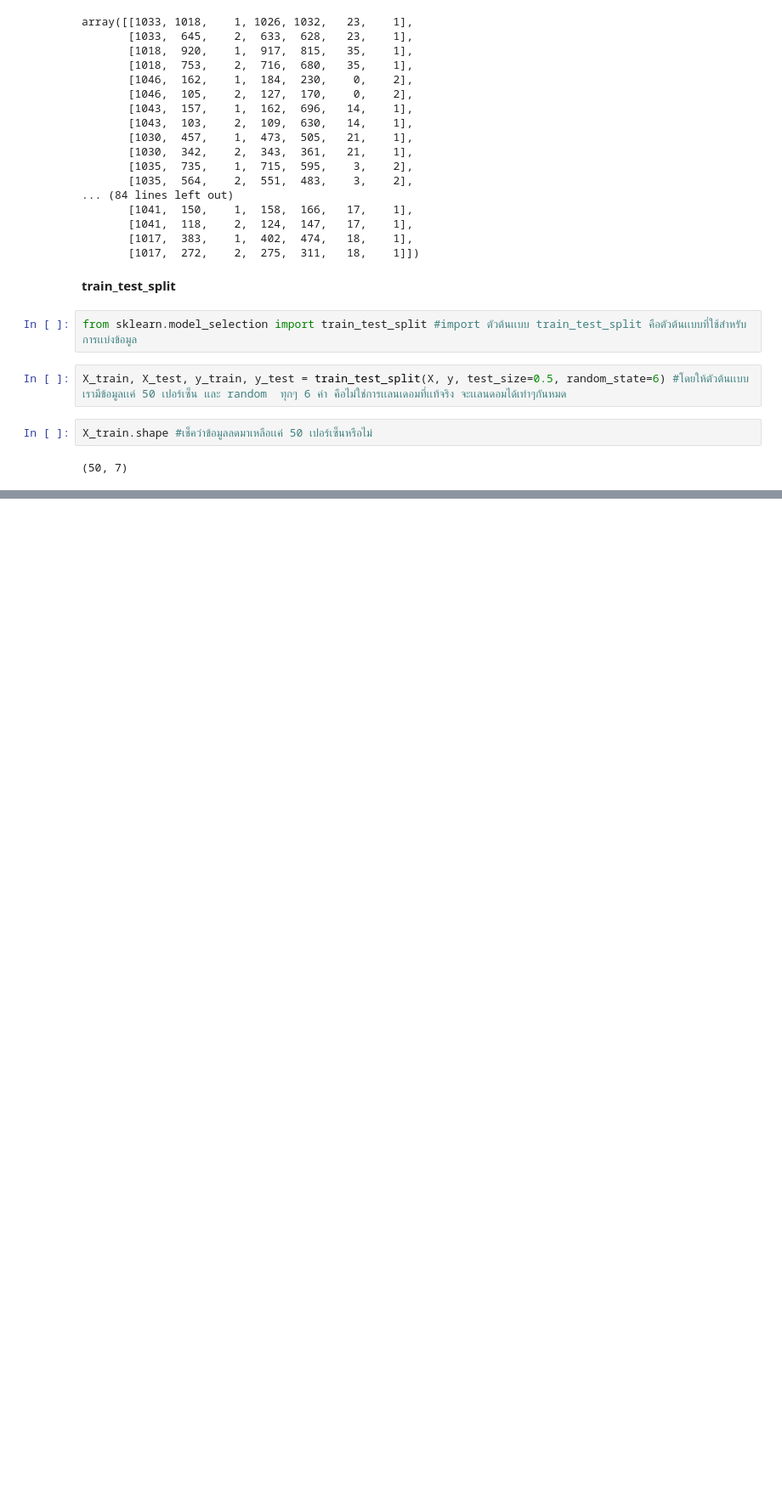
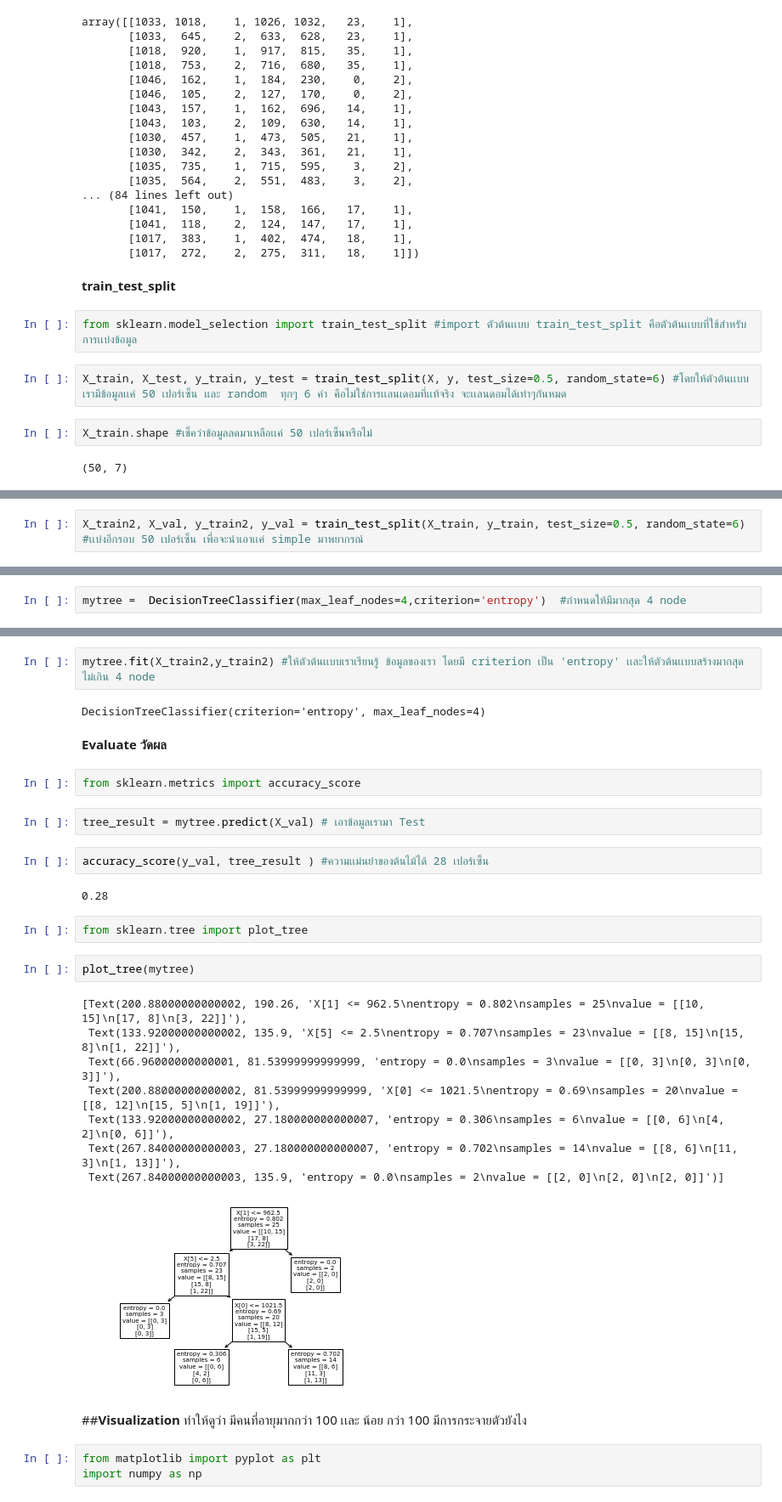
Before and after one commit to nualpair/DWDM21, a Jupyter notebook: FinalProject2.ipynb, the cells around one changed output, grey strips where cells are left out. Shown: that part at 85% size. Saved outputs shown, nothing was run; the diff lists cells and outputs as text; blank space fills up the shorter version.

```diff
--- a/FinalProject2.ipynb
+++ b/FinalProject2.ipynb
@@ -424,0 +427,2 @@ X_train.shape #เช็คว่าข้อมูลลดมาเหลื
+# %%
+X_train2, X_val, y_train2, y_val = train_test_split(X_train, y_train, test_size=0.5, random_state=6) #เเบ่งอีกรอบ 50 เปอร์เซ็น เพื่อจะนำเอาเเค่ simple มาพยากรณ์
@@ -424,0 +439,2 @@ X_train.shape #เช็คว่าข้อมูลลดมาเหลื
+# %%
+mytree =  DecisionTreeClassifier(max_leaf_nodes=4,criterion='entropy')  #กำหนดให้มีมากสุด 4 node
@@ -424,0 +443,33 @@ X_train.shape #เช็คว่าข้อมูลลดมาเหลื
+# %%
+mytree.fit(X_train2,y_train2) #ให้ตัวต้นเเบบเราเรียนรู้ ข้อมูลของเรา โดยมี criterion เป็น 'entropy' เเละให้ตัวต้นเเบบสร้างมากสุดไม่เกิน 4 node
+# %% [output]
+DecisionTreeClassifier(criterion='entropy', max_leaf_nodes=4)
+# %% [markdown]
+**Evaluate วัดผล**
+# %%
+from sklearn.metrics import accuracy_score
+# %%
+tree_result = mytree.predict(X_val) # เอาข้อมูลเรามา Test
+# %%
+accuracy_score(y_val, tree_result ) #ความเเม่นยำของต้นไม้ได้ 28 เปอร์เซ็น
+# %% [output]
+0.28
+# %%
+from sklearn.tree import plot_tree
+# %%
+plot_tree(mytree)
+# %% [output]
+[Text(200.88000000000002, 190.26, 'X[1] <= 962.5\nentropy = 0.802\nsamples = 25\nvalue = [[10, 15]\n[17, 8]\n[3, 22]]'),
+ Text(133.92000000000002, 135.9, 'X[5] <= 2.5\nentropy = 0.707\nsamples = 23\nvalue = [[8, 15]\n[15, 8]\n[1, 22]]'),
+ Text(66.96000000000001, 81.53999999999999, 'entropy = 0.0\nsamples = 3\nvalue = [[0, 3]\n[0, 3]\n[0, 3]]'),
+ Text(200.88000000000002, 81.53999999999999, 'X[0] <= 1021.5\nentropy = 0.69\nsamples = 20\nvalue = [[8, 12]\n[15, 5]\n[1, 19]]'),
+ Text(133.92000000000002, 27.180000000000007, 'entropy = 0.306\nsamples = 6\nvalue = [[0, 6]\n[4, 2]\n[0, 6]]'),
+ Text(267.84000000000003, 27.180000000000007, 'entropy = 0.702\nsamples = 14\nvalue = [[8, 6]\n[11, 3]\n[1, 13]]'),
+ Text(267.84000000000003, 135.9, 'entropy = 0.0\nsamples = 2\nvalue = [[2, 0]\n[2, 0]\n[2, 0]]')]
+[figure, added]
+# %% [markdown]
+##**Visualization**
+ทำให้ดูว่า มีคนที่อายุมากกว่า 100 เเละ น้อย กว่า 100 มีการกระจายตัวยังไง
+# %%
+from matplotlib import pyplot as plt
+import numpy as np
```
Also changed, not shown: parts of 12 cells of this notebook.
